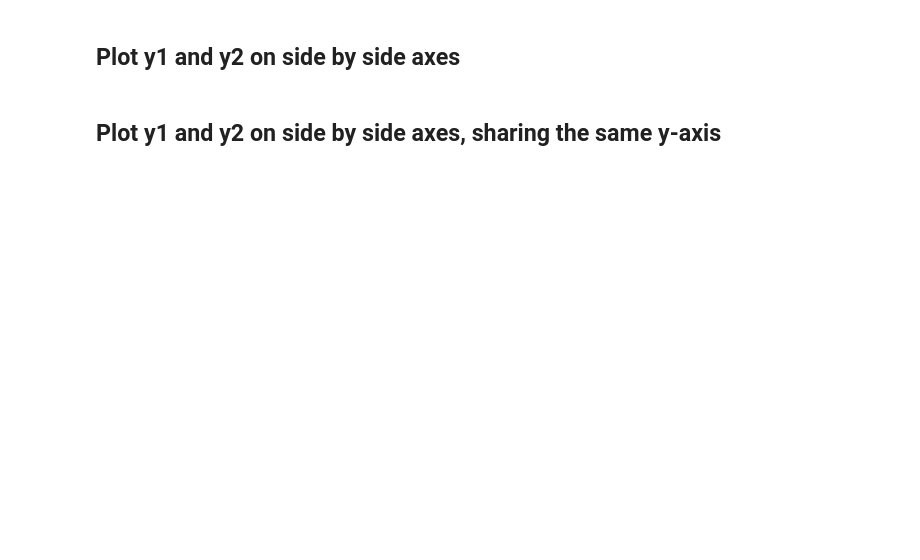
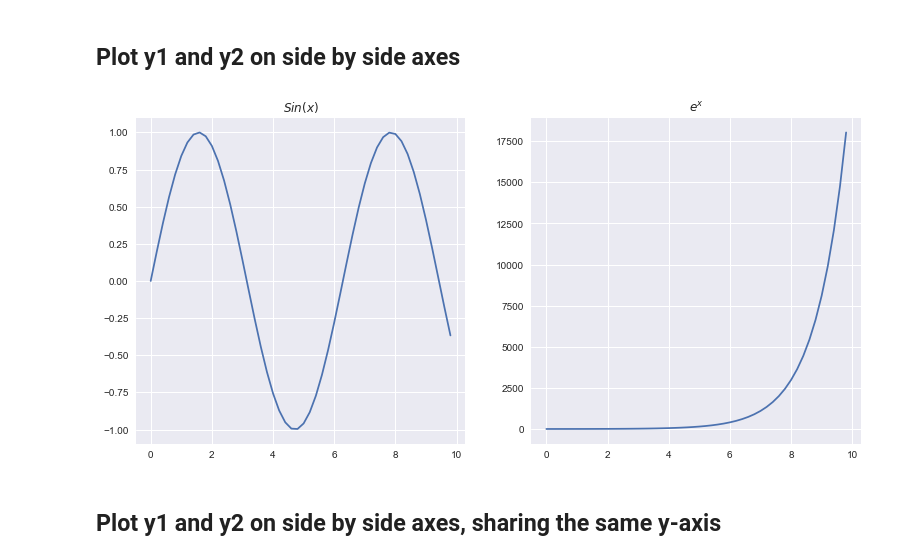
Before and after one commit to xuwd11/ac209a, a Jupyter notebook: Sections/Standard/section_4_student.ipynb, the cells around one changed output. Saved outputs shown, nothing was run; the diff lists cells and outputs as text; code cells hidden in the pictures; blank space fills up the shorter version.

```diff
--- a/Sections/Standard/section_4_student.ipynb
+++ b/Sections/Standard/section_4_student.ipynb
@@ -74,3 +74,16 @@ plt.show()
+# %%
+## Your code here
+fig = plt.figure()
+ax1 = fig.add_subplot(121)
+ax1.plot(x, y1)
+ax1.set_title("$Sin(x)$")
+
+ax2 = fig.add_subplot(122)
+ax2.plot(x, y2)
+ax2.set_title("$e^x$")
+plt.show()
+# %% [output]
+[figure, added]
 # %% [markdown]
 ## Plot y1 and y2 on side by side axes, sharing the same y-axis
 # %%
```
Also changed, not shown: parts of 29 cells of this notebook, 1 other file.
